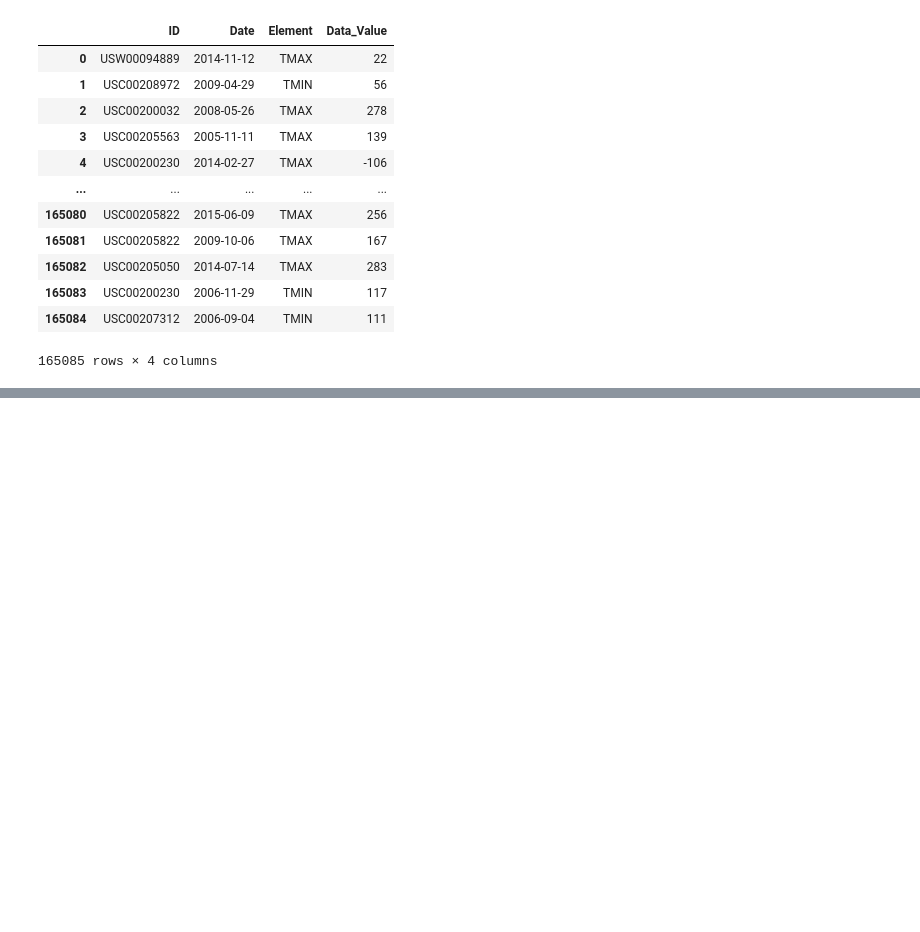
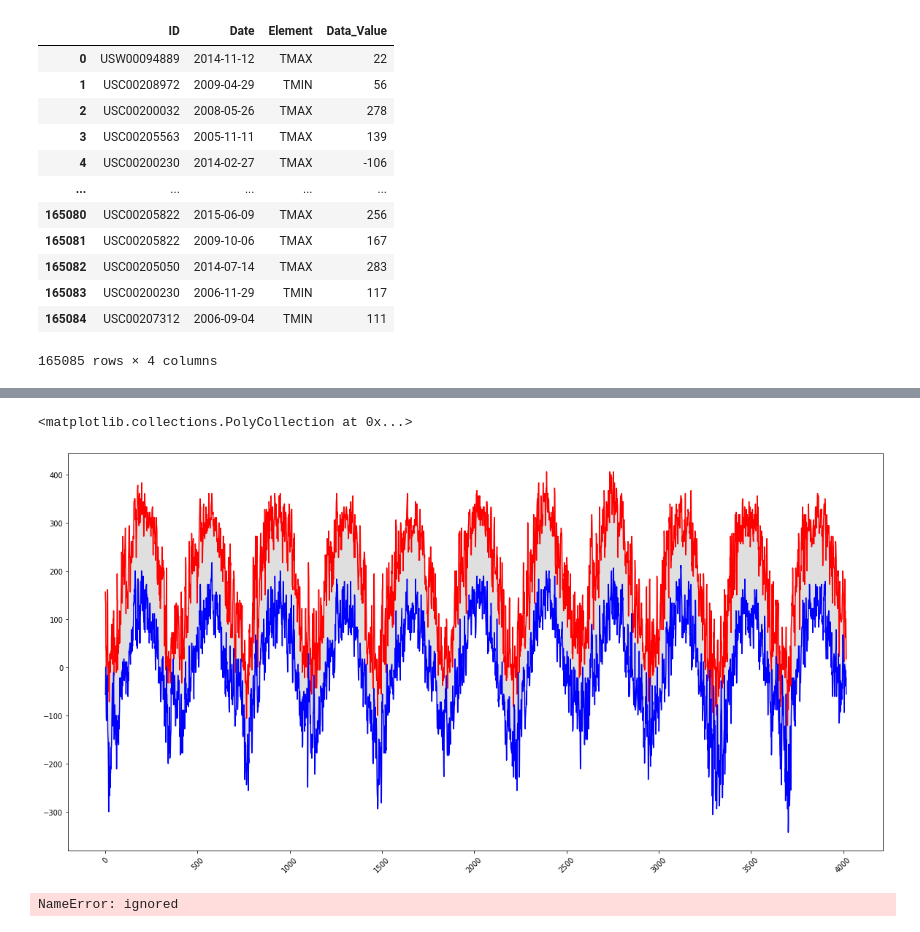
Before and after one commit to maab2198/applied_ds_python, a Jupyter notebook: applied_plotting/Assignment2.ipynb, the cells around one changed output, grey strips where cells are left out. Saved outputs shown, nothing was run; the diff lists cells and outputs as text; code cells hidden in the pictures; blank space fills up the shorter version.

```diff
--- a/applied_plotting/Assignment2.ipynb
+++ b/applied_plotting/Assignment2.ipynb
@@ -243,0 +177,24 @@ plt.gca().fill_between(dates,
+# %%
+plt.figure(num=None, figsize=(20, 10))
+dates = list(res.index)
+max_val = list(res["TMAX"])
+min_val = list(res["TMIN"])
+plt.plot(dates, max_val,'',c='red')
+plt.plot(dates,min_val ,'',c="blue")
+x = plt.gca().xaxis
+
+# rotate the tick labels for the x axis
+for item in x.get_ticklabels():
+    item.set_rotation(45)
+
+plt.gca().fill_between(dates,
+                       max_val, min_val,
+                       facecolor='grey',
+                       alpha=0.25)
+# %% [output]
+<matplotlib.collections.PolyCollection at 0x...>
+[figure, added]
+# %%
+plt.xticks(np.arange(12), calendar.month_name[1:13], rotation=20)
+# %% [output]
+NameError: ignored
```
Also changed, not shown: parts of 12 cells of this notebook.
